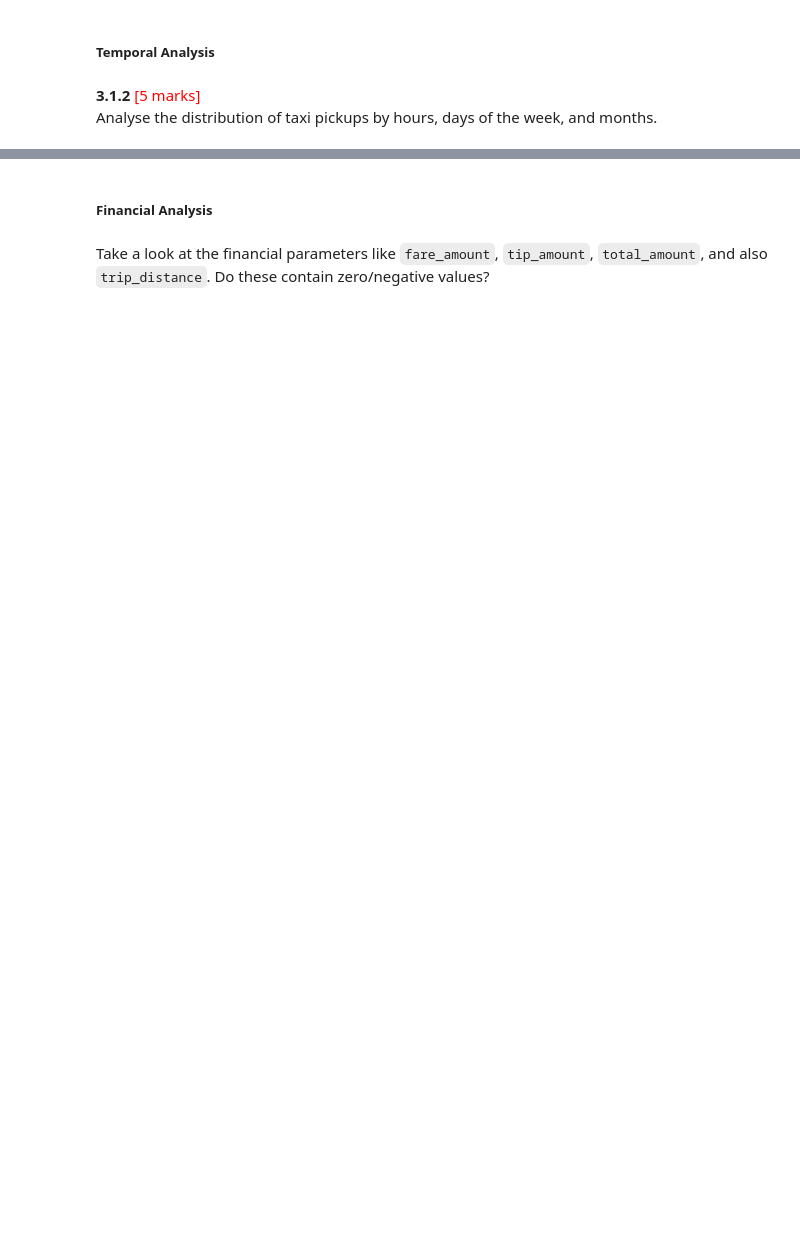
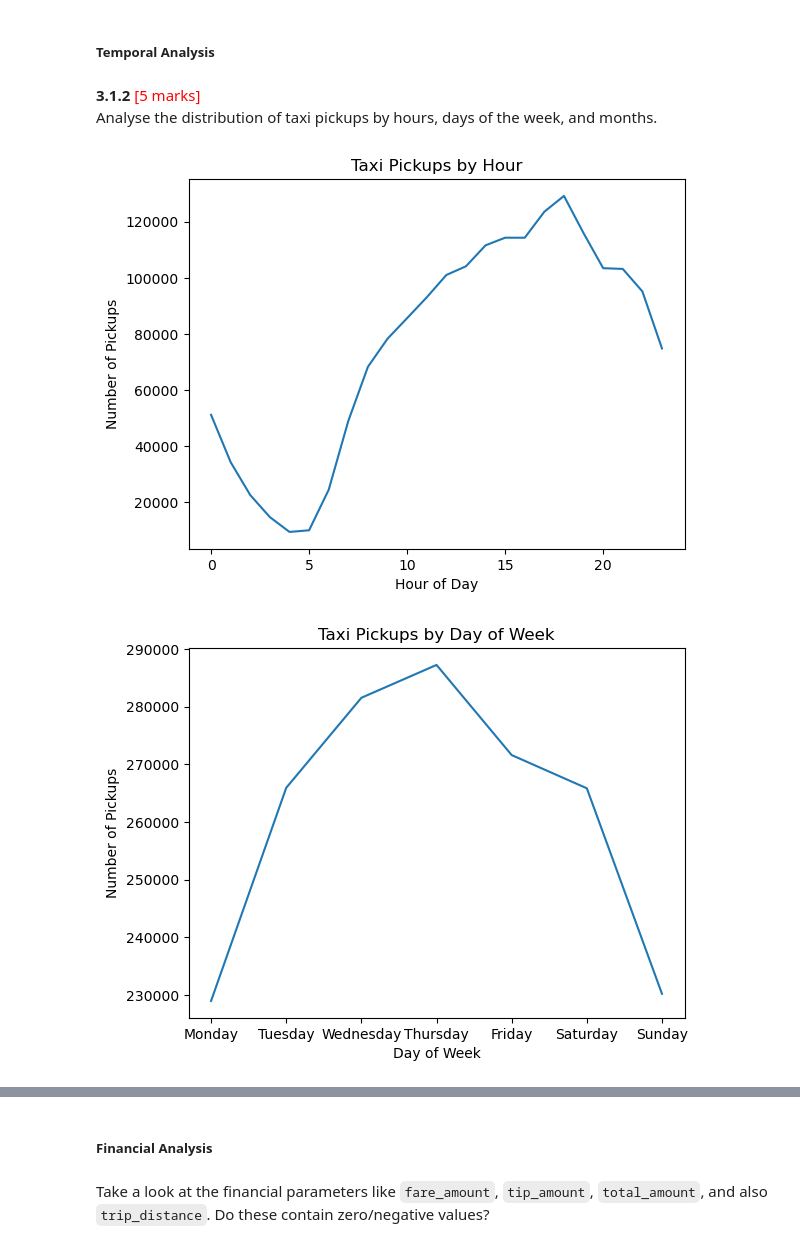
Before and after one commit to ikhanhmai/ACPML---EDA-Assignment---EDA-on-NYC-Taxi-Records, a Jupyter notebook: EDA_Assg_NYC_Taxi_Starter.ipynb, the cells around one changed output, grey strips where cells are left out. Drawn from its saved outputs; the diff is of its cells as text; code cells hidden in the pictures; blank space fills up the shorter version.

```diff
--- a/EDA_Assg_NYC_Taxi_Starter.ipynb
+++ b/EDA_Assg_NYC_Taxi_Starter.ipynb
@@ -555,3 +575,15 @@ The following monetary parameters belong in the same category, is it categorical
 * `total_amount`
 * `congestion_surcharge`
 * `airport_fee`
+# %%
+# 3.1.1 Add time‐based feature columns from pickup datetime
+# Ensure tpep_pickup_datetime is datetime dtype
+df['tpep_pickup_datetime'] = pd.to_datetime(df['tpep_pickup_datetime'])
+
+# Create hour, day of week and month columns
+df['pickup_hour']      = df['tpep_pickup_datetime'].dt.hour
+df['pickup_dayofweek'] = df['tpep_pickup_datetime'].dt.day_name()
+df['pickup_month']     = df['tpep_pickup_datetime'].dt.month_name()
+
+# Quick check
+df[['tpep_pickup_datetime','pickup_hour','pickup_dayofweek','pickup_month']].head()
@@ -568,0 +671,37 @@ Analyse the distribution of taxi pickups by hours, days of the week, and months.
+# %%
+# Find and show the hourly trends in taxi pickups
+import matplotlib.pyplot as plt
+import calendar
+
+# Hourly distribution
+hourly = df['pickup_hour'].value_counts().sort_index()
+plt.figure()
+plt.plot(hourly.index, hourly.values)
+plt.xlabel('Hour of Day')
+plt.ylabel('Number of Pickups')
+plt.title('Taxi Pickups by Hour')
+plt.show()
+
+# Daily distribution
+days_order = ['Monday','Tuesday','Wednesday','Thursday','Friday','Saturday','Sunday']
+daily = df['pickup_dayofweek'].value_counts().reindex(days_order)
+plt.figure()
+plt.plot(days_order, daily.values)
+plt.xlabel('Day of Week')
+plt.ylabel('Number of Pickups')
+plt.title('Taxi Pickups by Day of Week')
+plt.show()
+
+# Monthly distribution
+months_order = list(calendar.month_name)[1:]  # ['January', 'February', …, 'December']
+monthly = df['pickup_month'].value_counts().reindex(months_order)
+plt.figure()
+plt.plot(months_order, monthly.values)
+plt.xlabel('Month')
+plt.ylabel('Number of Pickups')
+plt.title('Taxi Pickups by Month')
+plt.xticks(rotation=45)
+plt.show()
+# %% [output]
+[figure, added]
+[figure, added]
```
Also changed, not shown: parts of 81 cells of this notebook.
